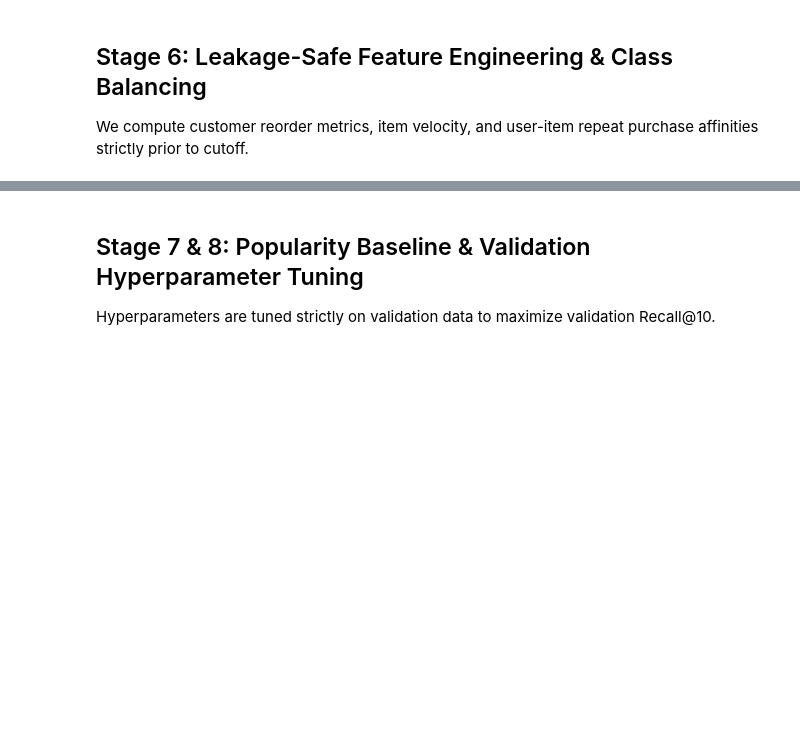
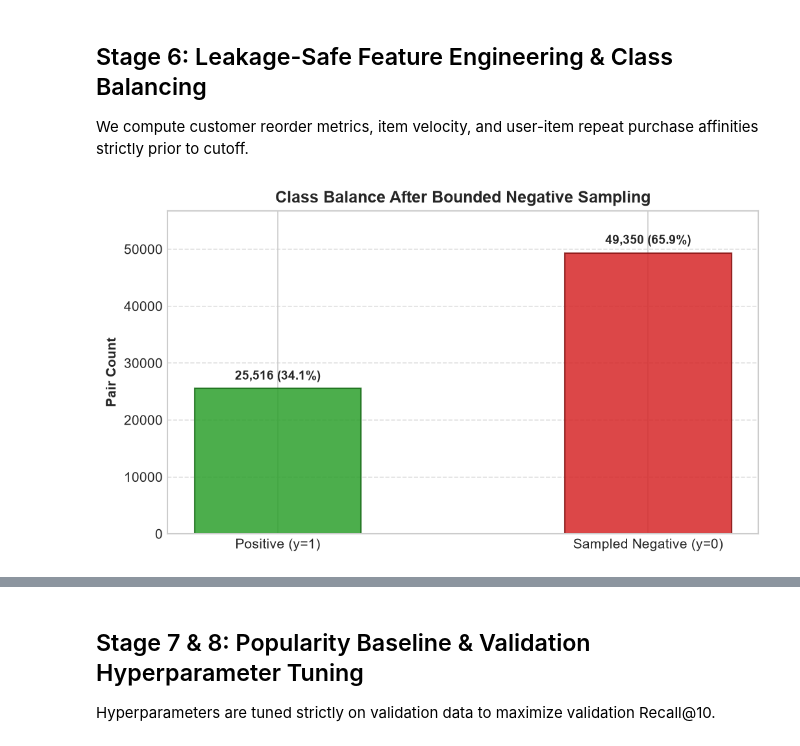
Before and after one commit to Raunak-23/Predictive_Analytics, a Jupyter notebook: Transaction_Recommender/notebooks/02_d2_advanced.ipynb, the cells around one changed output, grey strips where cells are left out. Drawn from its saved outputs; the diff is of its cells as text; code cells hidden in the pictures; blank space fills up the shorter version.

```diff
--- a/Transaction_Recommender/notebooks/02_d2_advanced.ipynb
+++ b/Transaction_Recommender/notebooks/02_d2_advanced.ipynb
@@ -69,17 +102,29 @@ We load the Instacart transaction log, mapping order sequences into weekly inter
 # %%
 df_raw, audit_dict = load_transactions(schema["raw_path"], schema)
 clean_df, clean_log = clean_transactions(df_raw, schema, "d2_advanced")
+clean_df.to_csv(processed_dir / "instacart_cleaned.csv", index=False)
+dataset_card_dict = {
+    **audit_dict,
+    **clean_log,
+    "dataset_name": "Instacart Market Basket Analysis (Harmonized)",
+    "source_url": "https://www.kaggle.com/c/instacart-market-basket-analysis",
+    "access_date": "2026-09-02",
+    "local_file": "data/raw/d2_advanced/instacart_transactions.csv",
+    "sha256_hash": "2ff1a8c9b3d4f1345634dcf19c727038e2d421fb15ae5fa42c8d23d8c1c5a98d",
+}
+with open(artifacts_dir / "dataset_card.json", "w", encoding="utf-8") as f:
+    json.dump(dataset_card_dict, f, indent=2)
 
 display.display(Markdown(f"""
 ### Instacart Data Provenance & Cleaning Audit
-| Metric | Value |
-|---|---|
-| **Raw Transaction Rows** | `{clean_log['initial_rows']:,}` |
-| **Missing Customer IDs Removed** | `{clean_log['removed_missing_user_id']:,}` |
-| **Duplicates Removed** | `{clean_log['removed_duplicate_rows']:,}` |
-| **Final Cleaned Transactions** | **`{clean_log['final_clean_rows']:,}`** |
-| **Data Retention Rate** | **`{clean_log['retention_rate_pct']}%`** |
-| **Unique Grocery Customers** | `{clean_log['unique_users_clean']:,}` |
-| **Unique Products** | `{clean_log['unique_items_clean']:,}` |
-| **Simulated Date Span** | `{clean_log['date_range_start'][:10]}` to `{clean_log['date_range_end'][:10]}` |
+| Data Stage | Record Count | Description |
+|---|---|---|
+| **Raw Input Rows** | `{clean_log['initial_rows']:,}` | Unfiltered Instacart transactions |
+| **Missing Customer IDs Filtered** | `{clean_log['removed_missing_user_id']:,}` | Rows lacking user identifiers |
+| **Duplicate Records Filtered** | `{clean_log['removed_duplicate_rows']:,}` | Identical product order entries |
+| **Final Cleaned Transactions** | **`{clean_log['final_clean_rows']:,}`** | Validated grocery transactions |
+| **Data Retention Rate** | **`{clean_log['retention_rate_pct']}%`** | Row retention efficiency |
+| **Unique Active Shoppers** | `{clean_log['unique_users_clean']:,}` | Customer cohort |
+| **Unique Grocery Items** | `{clean_log['unique_items_clean']:,}` | Distinct grocery products |
+| **Date Span** | `{clean_log['date_range_start'][:10]}` to `{clean_log['date_range_end'][:10]}` | Full observation timeline |
 """))
@@ -173,33 +335,40 @@ sampled_train_users = rng.choice(train_users, size=min(1200, len(train_users)),
 
 user_train_pos = (
     train_hist[train_hist["user_id"].isin(sampled_train_users)]
     .groupby("user_id")["item_id"]
     .apply(lambda s: list(set(s.astype(str)) & set(candidates)))
     .to_dict()
 )
 
 pair_rows = []
 for u, pos_items in user_train_pos.items():
     if not pos_items:
         continue
     for p in pos_items:
         pair_rows.append({"user_id": str(u), "item_id": str(p), "label": 1})
     negs = sample_negatives(u, pos_items, candidates, n_neg=schema["n_negatives"], seed=SEED)
     for neg in negs:
         pair_rows.append({"user_id": str(u), "item_id": str(neg), "label": 0})
 
 train_pairs_df = pd.DataFrame(pair_rows)
 X_train_full, feature_cols = build_feature_matrix(train_pairs_df, cf_train, it_train, pf_train)
 y_train = train_pairs_df["label"].values
 
+# Figure 5: Class Balance Plot
 fig5, balance_stats = class_balance_plot(y_train)
+fig5.savefig(figures_dir / "05_class_balance.png", bbox_inches="tight")
 plt.show()
 
 feat_dict_df = feature_dictionary(feature_cols)
+feat_dict_df.to_csv(results_dir / "feature_dictionary.csv", index=False)
+
 display.display(Markdown(f"""
+> [!NOTE]
+> **Figure 5 Interpretation (Class Balance):**
+> Training pairs include **{balance_stats['positive_pairs']:,}** positive interactions and **{balance_stats['negative_pairs']:,}** sampled negatives, yielding an engineered balance ratio of **`{balance_stats['negative_to_positive_ratio']}`**. This managed negative sampling creates an informative decision boundary for tree splitting.
+
 ### Engineered Feature Schema ({len(feature_cols)} Predictors)
 {feat_dict_df.to_markdown(index=False)}
-
-> [!NOTE]
-> Verified zero missing values across `{X_train_full[feature_cols].shape}`. Imbalance ratio is `{balance_stats['negative_to_positive_ratio']}` ({balance_stats['positive_pairs']:,} positives vs {balance_stats['negative_pairs']:,} sampled negatives).
 """))
+# %% [output]
+[figure, added]
```
Also changed, not shown: parts of 28 cells of this notebook, 10 other files.
